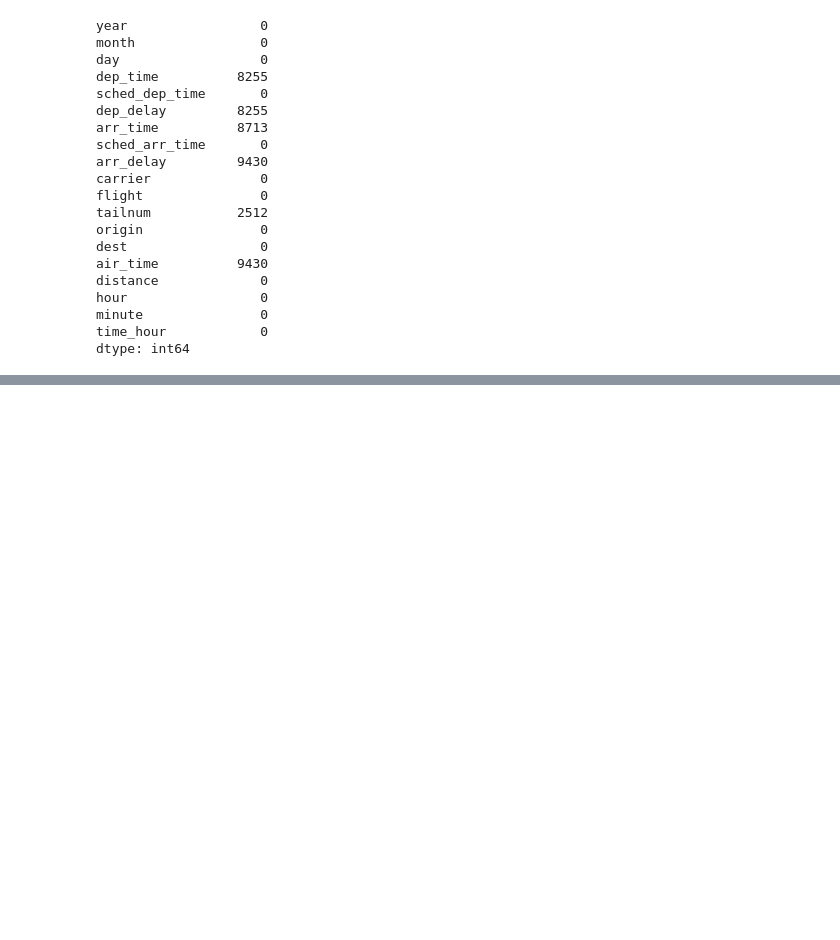
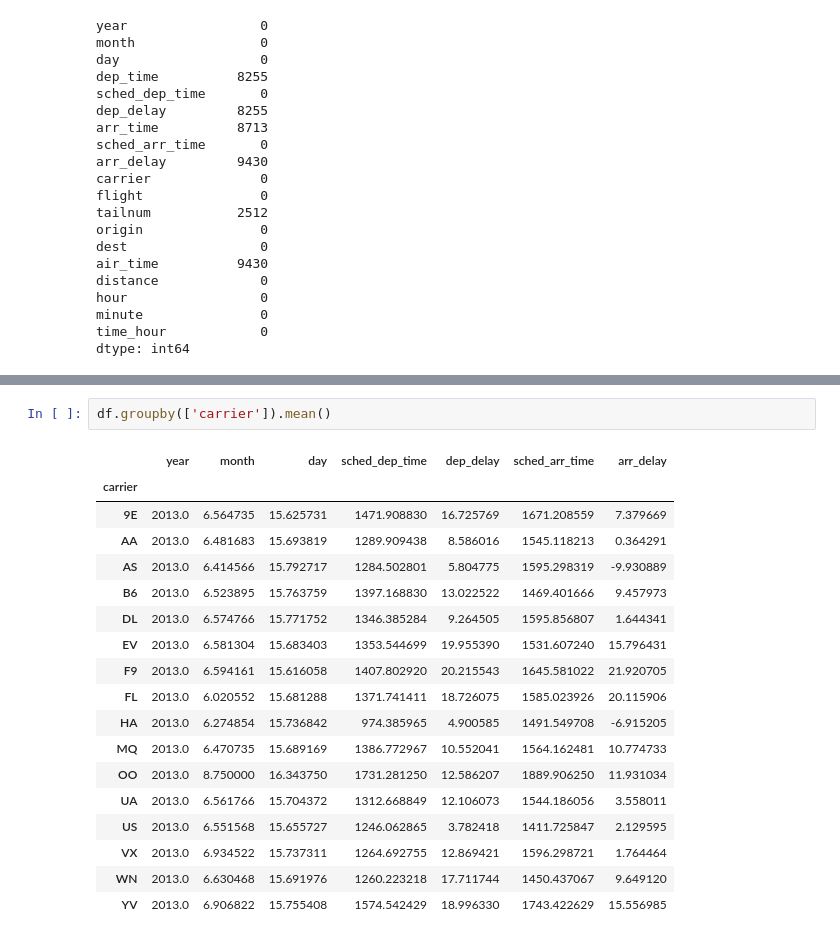
Before and after one commit to MassStreetDataSchool/python-for-data-analysis, a Jupyter notebook: 02 The Basics/pandas_for_data_science.ipynb, the cells around one changed output, grey strips where cells are left out. Drawn from its saved outputs; the diff is of its cells as text; blank space fills up the shorter version.

```diff
--- a/02 The Basics/pandas_for_data_science.ipynb
+++ b/02 The Basics/pandas_for_data_science.ipynb
@@ -109,0 +105,21 @@ df.head()
+# %%
+df.groupby(['carrier']).mean()
+# %% [output]
+|  | year | month | day | sched_dep_time | dep_delay | sched_arr_time | arr_delay |
+| carrier |  |  |  |  |  |  |  |
+| 9E | 2013.0 | 6.564735 | 15.625731 | 1471.908830 | 16.725769 | 1671.208559 | 7.379669 |
+| AA | 2013.0 | 6.481683 | 15.693819 | 1289.909438 | 8.586016 | 1545.118213 | 0.364291 |
+| AS | 2013.0 | 6.414566 | 15.792717 | 1284.502801 | 5.804775 | 1595.298319 | -9.930889 |
+| B6 | 2013.0 | 6.523895 | 15.763759 | 1397.168830 | 13.022522 | 1469.401666 | 9.457973 |
+| DL | 2013.0 | 6.574766 | 15.771752 | 1346.385284 | 9.264505 | 1595.856807 | 1.644341 |
+| EV | 2013.0 | 6.581304 | 15.683403 | 1353.544699 | 19.955390 | 1531.607240 | 15.796431 |
+| F9 | 2013.0 | 6.594161 | 15.616058 | 1407.802920 | 20.215543 | 1645.581022 | 21.920705 |
+| FL | 2013.0 | 6.020552 | 15.681288 | 1371.741411 | 18.726075 | 1585.023926 | 20.115906 |
+| HA | 2013.0 | 6.274854 | 15.736842 | 974.385965 | 4.900585 | 1491.549708 | -6.915205 |
+| MQ | 2013.0 | 6.470735 | 15.689169 | 1386.772967 | 10.552041 | 1564.162481 | 10.774733 |
+| OO | 2013.0 | 8.750000 | 16.343750 | 1731.281250 | 12.586207 | 1889.906250 | 11.931034 |
+| UA | 2013.0 | 6.561766 | 15.704372 | 1312.668849 | 12.106073 | 1544.186056 | 3.558011 |
+| US | 2013.0 | 6.551568 | 15.655727 | 1246.062865 | 3.782418 | 1411.725847 | 2.129595 |
+| VX | 2013.0 | 6.934522 | 15.737311 | 1264.692755 | 12.869421 | 1596.298721 | 1.764464 |
+| WN | 2013.0 | 6.630468 | 15.691976 | 1260.223218 | 17.711744 | 1450.437067 | 9.649120 |
+| YV | 2013.0 | 6.906822 | 15.755408 | 1574.542429 | 18.996330 | 1743.422629 | 15.556985 |
```
Also changed, not shown: parts of 13 cells of this notebook.
